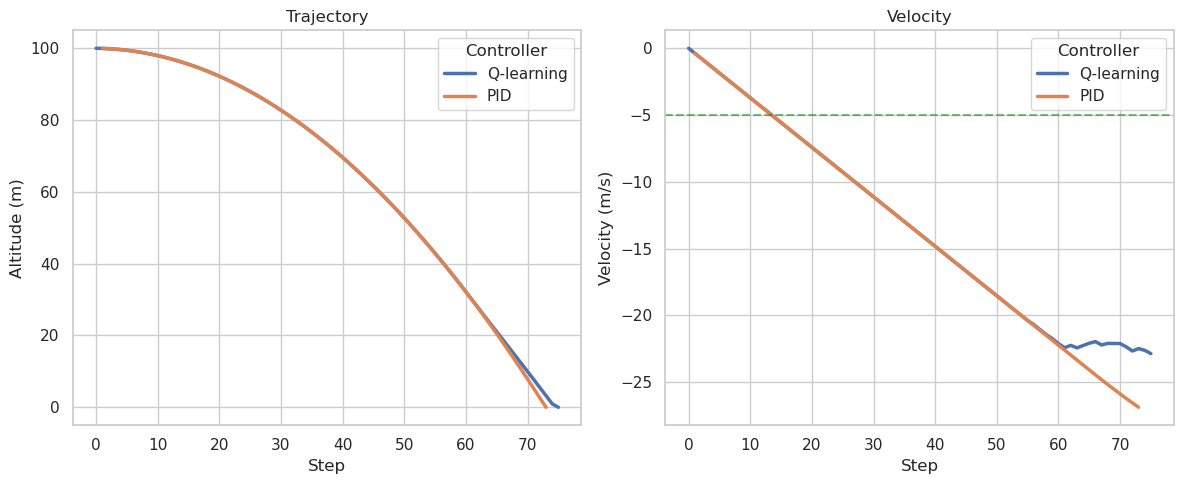
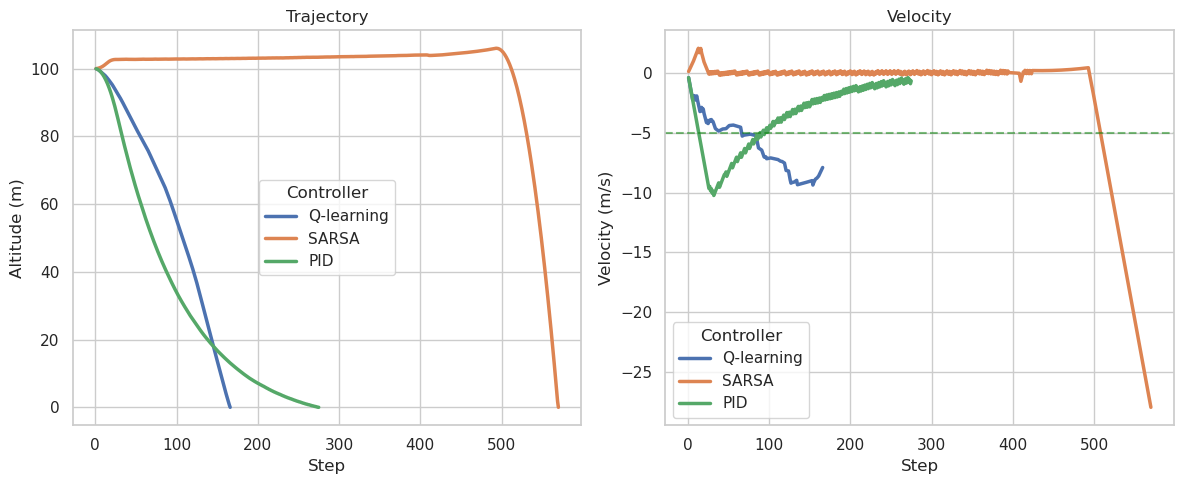
Unified diff of the notebook cell whose output changed from the first chart to the second:
--- before
+++ after
@@ -18,10 +18,10 @@
 
 sns.lineplot(
-    data=combined_df, 
-    x="step", 
-    y="altitude", 
-    hue="Controller", 
-    ax=axes[0], 
-    linewidth=2.5
+    data=combined_df,
+    x="step",
+    y="altitude",
+    hue="Controller",
+    ax=axes[0],
+    linewidth=2.5,
 )
 axes[0].set_title("Trajectory")
@@ -30,10 +30,10 @@
 
 sns.lineplot(
-    data=combined_df, 
-    x="step", 
-    y="velocity", 
-    hue="Controller", 
-    ax=axes[1], 
-    linewidth=2.5
+    data=combined_df,
+    x="step",
+    y="velocity",
+    hue="Controller",
+    ax=axes[1],
+    linewidth=2.5,
 )
 axes[1].axhline(-5, color="green", linestyle="--", alpha=0.5)

Commit: gstill no. oscillating